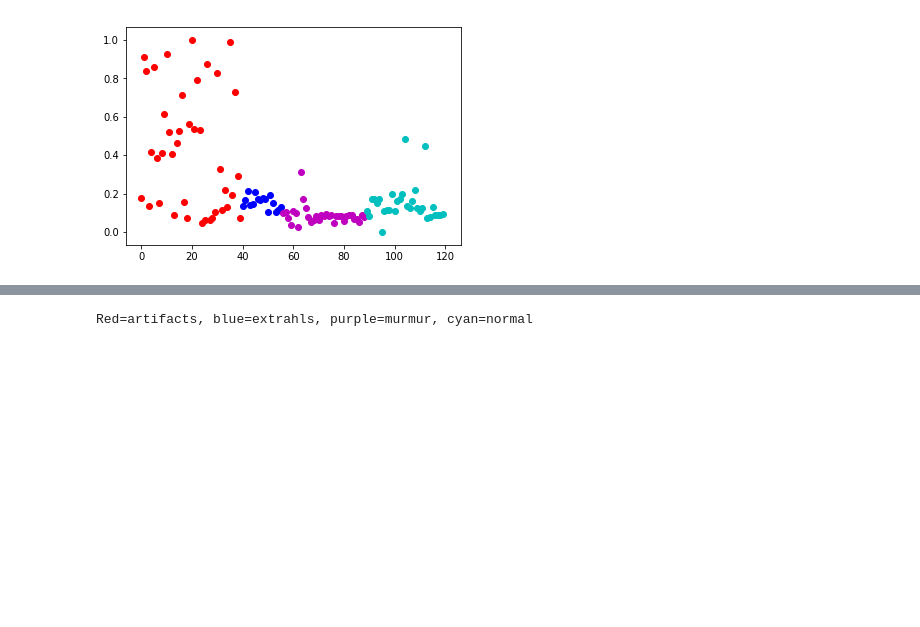
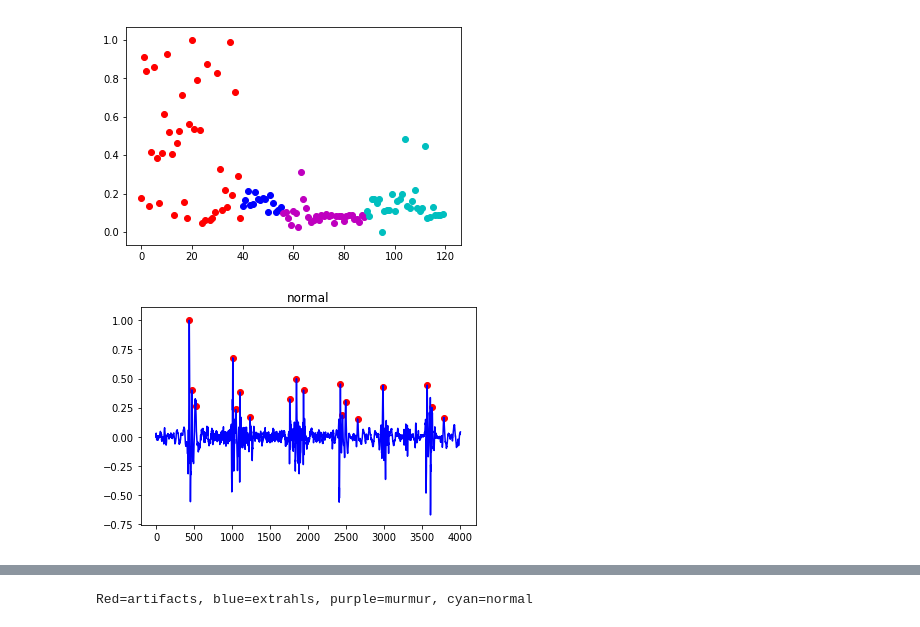
Before and after one commit to lindawangg/Classifying-Heartbeats, a Jupyter notebook: finding_features.ipynb, the cells around one changed output, grey strips where cells are left out. Saved outputs shown, nothing was run; the diff lists cells and outputs as text; code cells hidden in the pictures; blank space fills up the shorter version.

```diff
--- a/finding_features.ipynb
+++ b/finding_features.ipynb
@@ -193,10 +196,9 @@ show()
 # %%
-# get peaks for B
-dataB_peaks = find_peaks(x_dataB, 'B')
-
-'''n = 140
+n = 390
 figure()
 title(y_labelB[n])
 plot(x_dataB[n],'b')
 scatter(dataB_peaks[n],x_dataB[n][dataB_peaks[n]],c='r')
-show()'''
+show()
+# %% [output]
+[figure, added]
```
Also changed, not shown: parts of 17 cells of this notebook.
